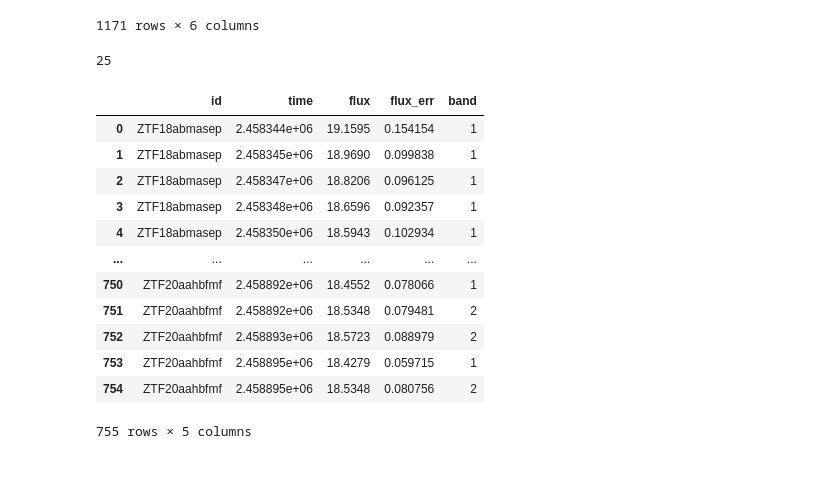
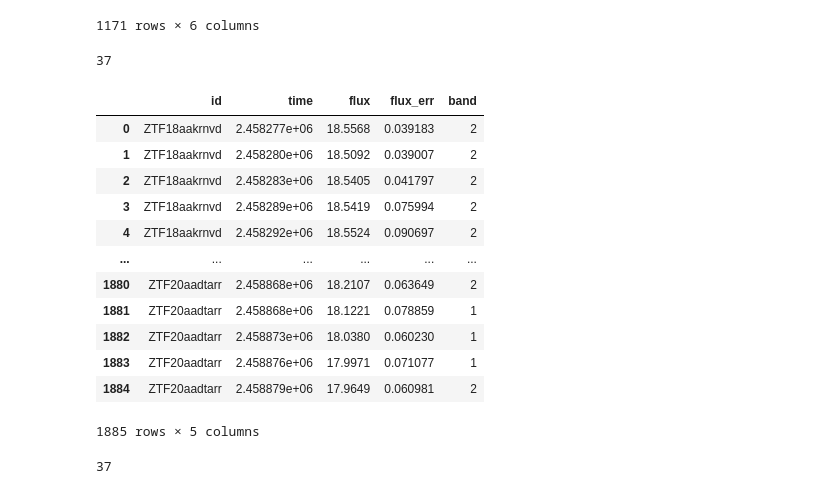
Before and after one commit to aibsen/phd, a Jupyter notebook: notebooks/preprocess_ztf_data.ipynb, the cells around one changed output. Saved outputs shown, nothing was run; the diff lists cells and outputs as text; code cells hidden in the pictures.

```diff
--- a/notebooks/preprocess_ztf_data.ipynb
+++ b/notebooks/preprocess_ztf_data.ipynb
@@ -162,28 +162,35 @@ snIbcs
 | 1170 | ZTF20aagewqr | 2.458879e+06 | 18.7344 | 0.119247 | 2 | 1 |
 1171 rows × 6 columns
 # %%
-enough_td = t_d.id[t_d.time_diff>50].values
+enough_td = t_d.id[t_d.time_diff>30].values
 snIbcs=snIbcs[snIbcs.id.isin(enough_td)]
 len(snIbcs.id.unique())
 # %% [output]
-25
+37
 # %%
-slsn_str='../data/testing/slsn1.csv'
-slsn = pd.read_csv(slsn_str,sep="|").dropna(axis=1)
+snIIn_str='../data/testing/snIIn.csv'
+snIIn = pd.read_csv(snIIn_str,sep="|").dropna(axis=1)
 #rename columns
-slsn.columns = ["id","time","flux","flux_err","band"]
-slsn
+snIIn.columns = ["id","time","flux","flux_err","band"]
+snIIn
 # %% [output]
 |  | id | time | flux | flux_err | band |
-| 0 | ZTF18abmasep | 2.458344e+06 | 19.1595 | 0.154154 | 1 |
-| 1 | ZTF18abmasep | 2.458345e+06 | 18.9690 | 0.099838 | 1 |
-| 2 | ZTF18abmasep | 2.458347e+06 | 18.8206 | 0.096125 | 1 |
-| 3 | ZTF18abmasep | 2.458348e+06 | 18.6596 | 0.092357 | 1 |
-| 4 | ZTF18abmasep | 2.458350e+06 | 18.5943 | 0.102934 | 1 |
+| 0 | ZTF18aakrnvd | 2.458277e+06 | 18.5568 | 0.039183 | 2 |
+| 1 | ZTF18aakrnvd | 2.458280e+06 | 18.5092 | 0.039007 | 2 |
+| 2 | ZTF18aakrnvd | 2.458283e+06 | 18.5405 | 0.041797 | 2 |
+| 3 | ZTF18aakrnvd | 2.458289e+06 | 18.5419 | 0.075994 | 2 |
+| 4 | ZTF18aakrnvd | 2.458292e+06 | 18.5524 | 0.090697 | 2 |
 | ... | ... | ... | ... | ... | ... |
-| 750 | ZTF20aahbfmf | 2.458892e+06 | 18.4552 | 0.078066 | 1 |
-| 751 | ZTF20aahbfmf | 2.458892e+06 | 18.5348 | 0.079481 | 2 |
-| 752 | ZTF20aahbfmf | 2.458893e+06 | 18.5723 | 0.088979 | 2 |
-| 753 | ZTF20aahbfmf | 2.458895e+06 | 18.4279 | 0.059715 | 1 |
-| 754 | ZTF20aahbfmf | 2.458895e+06 | 18.5348 | 0.080756 | 2 |
+| 1880 | ZTF20aadtarr | 2.458868e+06 | 18.2107 | 0.063649 | 2 |
+| 1881 | ZTF20aadtarr | 2.458868e+06 | 18.1221 | 0.078859 | 1 |
+| 1882 | ZTF20aadtarr | 2.458873e+06 | 18.0380 | 0.060230 | 1 |
+| 1883 | ZTF20aadtarr | 2.458876e+06 | 17.9971 | 0.071077 | 1 |
+| 1884 | ZTF20aadtarr | 2.458879e+06 | 17.9649 | 0.060981 | 2 |
-755 rows × 5 columns
+1885 rows × 5 columns
+# %%
+t_d=check_lc_length(snIIn)
+enough_td = t_d.id[t_d.time_diff>=30].values
+snIIn=snIIn[snIIn.id.isin(enough_td)]
+len(snIIn.id.unique())
+# %% [output]
+37
```
Also changed, not shown: parts of 18 cells of this notebook, 12 other files.
